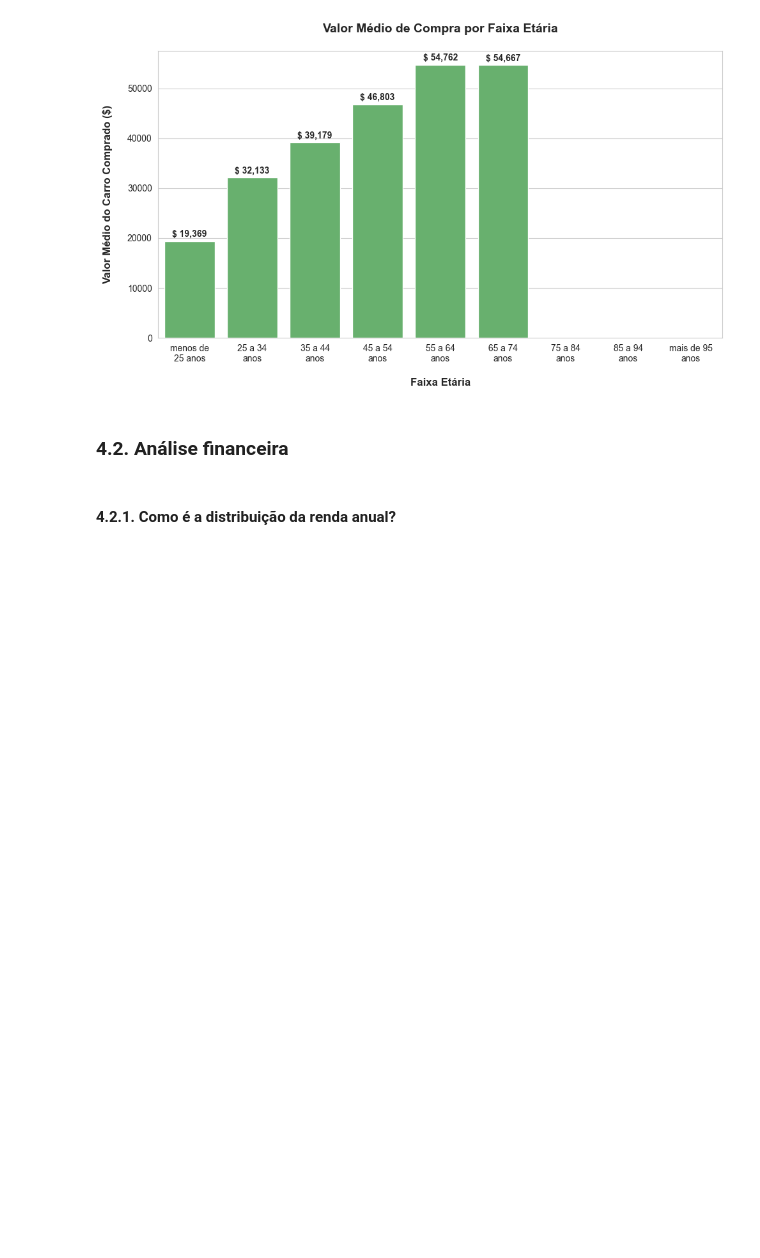
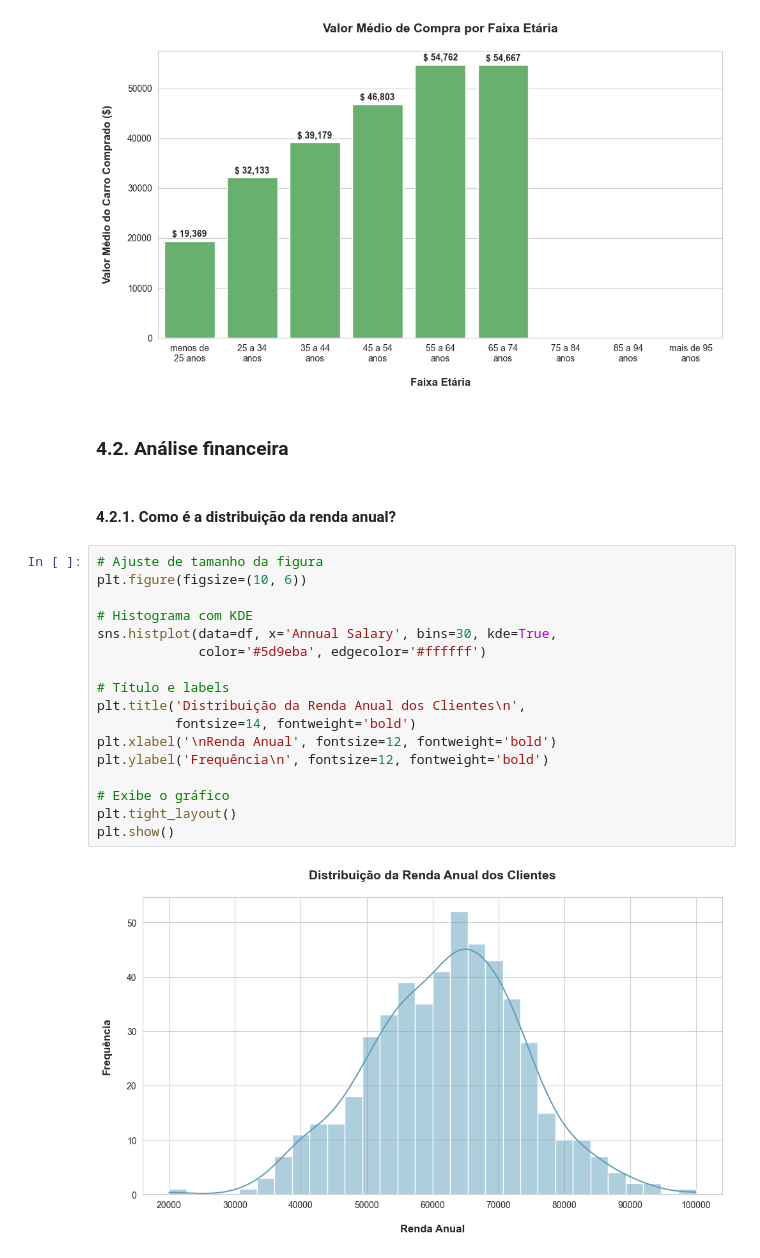
Before and after one commit to emso-exe/Compra_de_carro, a Jupyter notebook: 000_analise_exploratoria.ipynb, the cells around one changed output. Drawn from its saved outputs; the diff is of its cells as text; blank space fills up the shorter version.

Commit message:
feat: Inclusão dos gráficos 4.2.

```diff
--- a/000_analise_exploratoria.ipynb
+++ b/000_analise_exploratoria.ipynb
@@ -537,3 +542,22 @@ plt.show()
 ### 4.2. Análise financeira
 # %% [markdown]
 #### 4.2.1. Como é a distribuição da renda anual?
+# %%
+# Ajuste de tamanho da figura
+plt.figure(figsize=(10, 6))
+
+# Histograma com KDE
+sns.histplot(data=df, x='Annual Salary', bins=30, kde=True,
+             color='#5d9eba', edgecolor='#ffffff')
+
+# Título e labels
+plt.title('Distribuição da Renda Anual dos Clientes\n',
+          fontsize=14, fontweight='bold')
+plt.xlabel('\nRenda Anual', fontsize=12, fontweight='bold')
+plt.ylabel('Frequência\n', fontsize=12, fontweight='bold')
+
+# Exibe o gráfico
+plt.tight_layout()
+plt.show()
+# %% [output]
+[figure, added]
```
Also changed, not shown: parts of 15 cells of this notebook.
